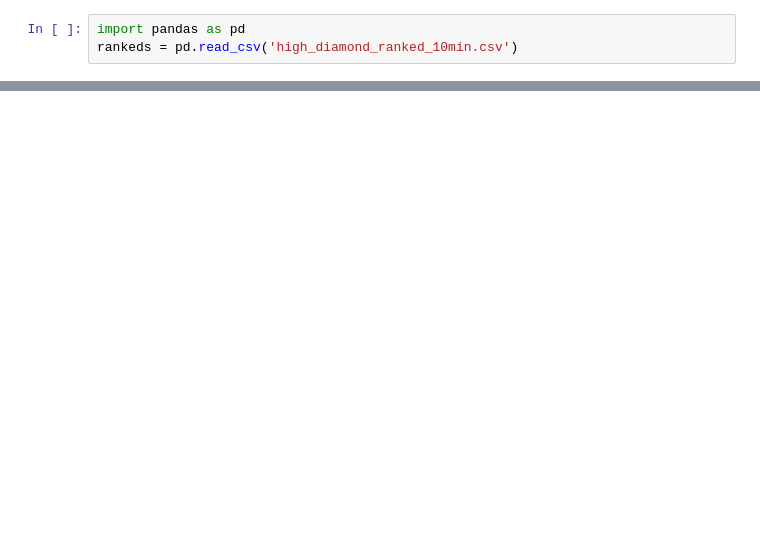
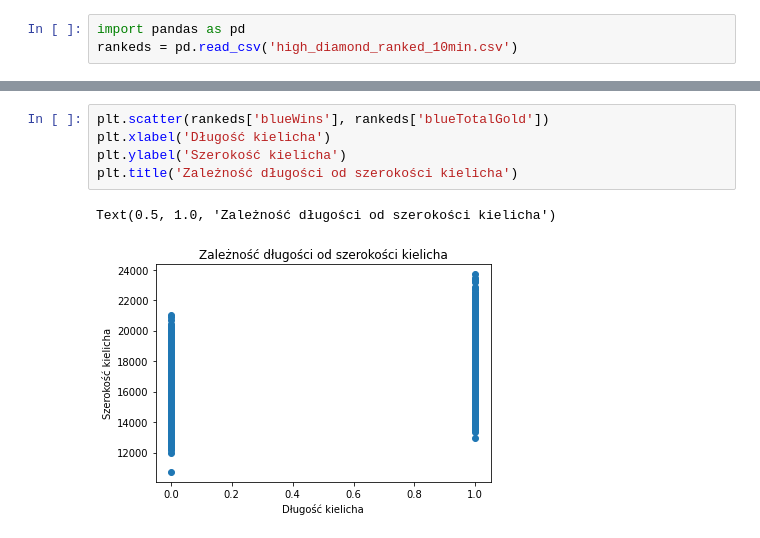
Before and after one commit to srokowskip/sad, a Jupyter notebook: high_diamond_ranked.ipynb, the cells around one changed output, grey strips where cells are left out. Cells and saved outputs as stored; diff of their text form; blank space fills up the shorter version.

```diff
--- a/high_diamond_ranked.ipynb
+++ b/high_diamond_ranked.ipynb
@@ -38,0 +64,8 @@ rankeds.describe()
+# %%
+plt.scatter(rankeds['blueWins'], rankeds['blueTotalGold'])
+plt.xlabel('Długość kielicha')
+plt.ylabel('Szerokość kielicha')
+plt.title('Zależność długości od szerokości kielicha')
+# %% [output]
+Text(0.5, 1.0, 'Zależność długości od szerokości kielicha')
+[figure, added]
```
Also changed, not shown: parts of 42 cells of this notebook.
